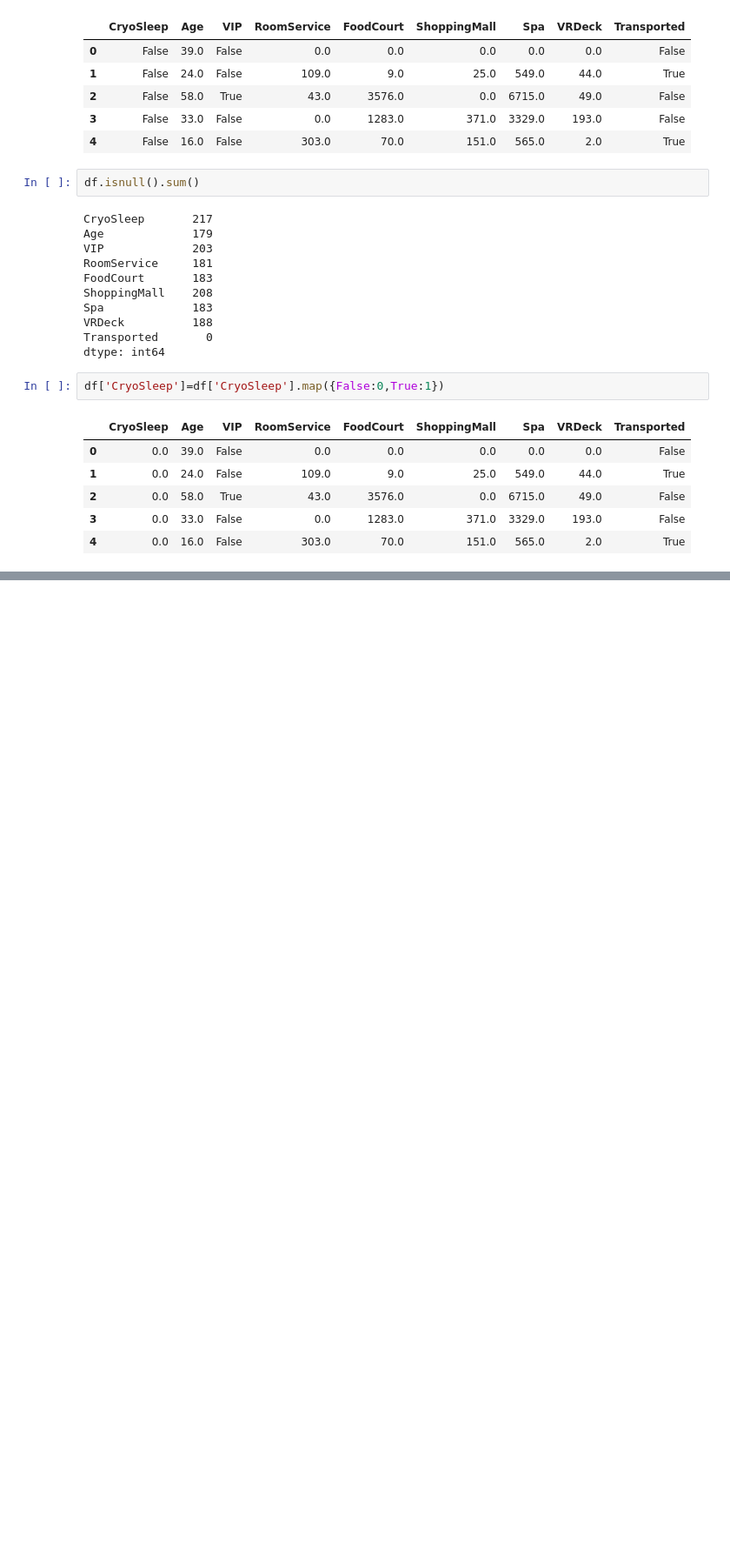
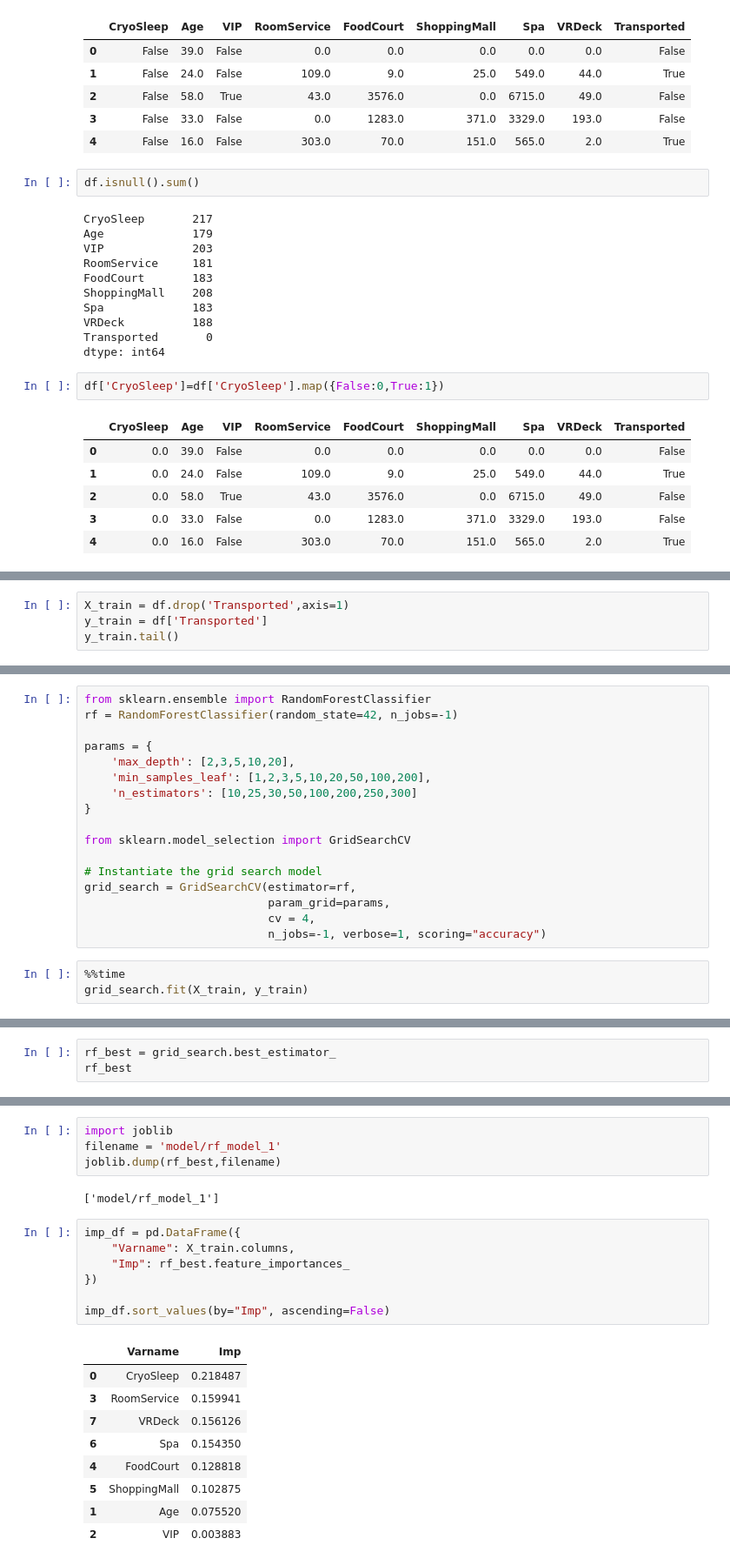
Before and after one commit to alkrona/space_titanic, a Jupyter notebook: feature_engineering.ipynb, the cells around one changed output, grey strips where cells are left out. Shown: that part at 87% size. Cells and saved outputs as stored; diff of their text form; blank space fills up the shorter version.

```diff
--- a/feature_engineering.ipynb
+++ b/feature_engineering.ipynb
@@ -131,0 +164,4 @@ KeyError: ('VIP', 'Transported')
+# %%
+X_train = df.drop('Transported',axis=1)
+y_train = df['Transported']
+y_train.tail()
@@ -131,0 +175,20 @@ KeyError: ('VIP', 'Transported')
+# %%
+from sklearn.ensemble import RandomForestClassifier
+rf = RandomForestClassifier(random_state=42, n_jobs=-1)
+
+params = {
+    'max_depth': [2,3,5,10,20],
+    'min_samples_leaf': [1,2,3,5,10,20,50,100,200],
+    'n_estimators': [10,25,30,50,100,200,250,300]
+}
+
+from sklearn.model_selection import GridSearchCV
+
+# Instantiate the grid search model
+grid_search = GridSearchCV(estimator=rf,
+                           param_grid=params,
+                           cv = 4,
+                           n_jobs=-1, verbose=1, scoring="accuracy")
+# %%
+%%time
+grid_search.fit(X_train, y_train)
@@ -131,0 +209,3 @@ KeyError: ('VIP', 'Transported')
+# %%
+rf_best = grid_search.best_estimator_
+rf_best
@@ -131,0 +220,23 @@ KeyError: ('VIP', 'Transported')
+# %%
+import joblib
+filename = 'model/rf_model_1'
+joblib.dump(rf_best,filename)
+# %% [output]
+['model/rf_model_1']
+# %%
+imp_df = pd.DataFrame({
+    "Varname": X_train.columns,
+    "Imp": rf_best.feature_importances_
+})
+
+imp_df.sort_values(by="Imp", ascending=False)
+# %% [output]
+|  | Varname | Imp |
+| 0 | CryoSleep | 0.218487 |
+| 3 | RoomService | 0.159941 |
+| 7 | VRDeck | 0.156126 |
+| 6 | Spa | 0.154350 |
+| 4 | FoodCourt | 0.128818 |
+| 5 | ShoppingMall | 0.102875 |
+| 1 | Age | 0.075520 |
+| 2 | VIP | 0.003883 |
```
Also changed, not shown: parts of 10 cells of this notebook, 34 other files.
